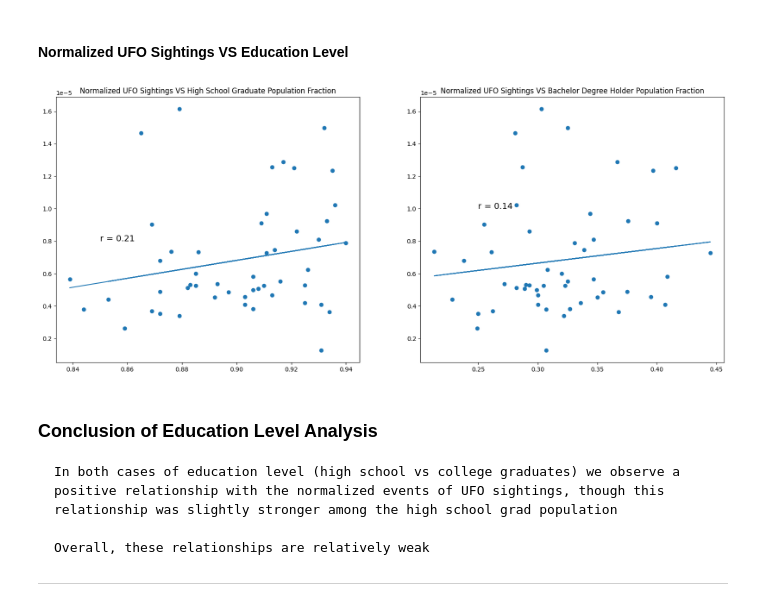
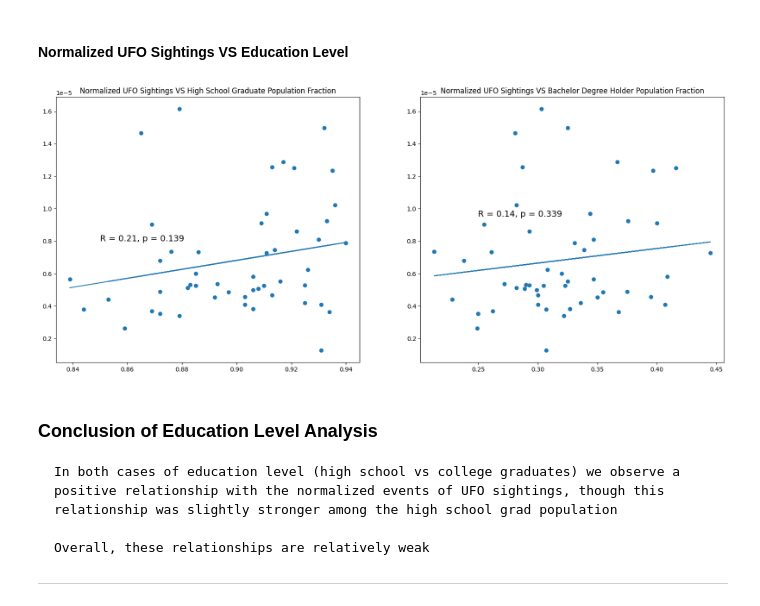
Before and after one commit to codycosta/ENGR201, a Jupyter notebook: weeks-9-10-final-project/project.ipynb, the cells around one changed output. Cells and saved outputs as stored; diff of their text form; code cells hidden in the pictures.

Commit message:
annotated plots with correlation p values

```diff
--- a/weeks-9-10-final-project/project.ipynb
+++ b/weeks-9-10-final-project/project.ipynb
@@ -348,39 +348,39 @@ high_school = np.array([])
 
 for idx, state in enumerate(pop['State Abbreviation']):
     row = education_data['State Abbreviation'] == state
     bachelors = np.append(bachelors, education_data[row]['Bachelors or Higher'])
     high_school = np.append(high_school, education_data[row]['High School or Higher'])
 
 
 # plots
 
 fit, ax = plt.subplots(1, 2, figsize=[20, 8])
 ax[0].scatter(high_school, normalized_ufo_sightings)
 ax[0].set_title('Normalized UFO Sightings VS High School Graduate Population Fraction')
 
 ax[1].scatter(bachelors, normalized_ufo_sightings)
 ax[1].set_title('Normalized UFO Sightings VS Bachelor Degree Holder Population Fraction')
 
 # plt.hist(education_data['Bachelors or Higher'], bins=18)
 
 
-# linear regression (8, 9)
+# linear regression
 
 m8, b8 = np.polyfit(high_school, normalized_ufo_sightings, 1)
 m9, b9 = np.polyfit(bachelors, normalized_ufo_sightings, 1)
 
-r8 = stats.pearsonr(high_school, normalized_ufo_sightings)[0]
-r9 = stats.pearsonr(bachelors, normalized_ufo_sightings)[0]
+r8, p8 = stats.pearsonr(high_school, normalized_ufo_sightings)
+r9, p9 = stats.pearsonr(bachelors, normalized_ufo_sightings)
 
 ax[0].plot(high_school, m8 * high_school + b8)
-ax[0].text(0.85, 0.8e-5, f'r = {np.round(r8, 2)}', fontsize=14)
+ax[0].text(0.85, 0.8e-5, f'R = {np.round(r8, 2)}, p = {np.round(p8, 3)}', fontsize=14)
 
 ax[1].plot(bachelors, m9 * bachelors + b9)
-ax[1].text(0.25, 1e-5, f'r = {np.round(r9, 2)}', fontsize=14)
+ax[1].text(0.25, 0.95e-5, f'R = {np.round(r9, 2)}, p = {np.round(p9, 3)}', fontsize=14)
 
 plt.show()
 # %% [output]
-[figure, old version]
+[figure, new version]
 # %% [markdown]
 ### Conclusion of Education Level Analysis
     In both cases of education level (high school vs college graduates) we observe a positive relationship with the normalized events of UFO sightings, though this relationship was slightly stronger among the high school grad population
```
Also changed, not shown: parts of 7 cells of this notebook, 1 other file.
